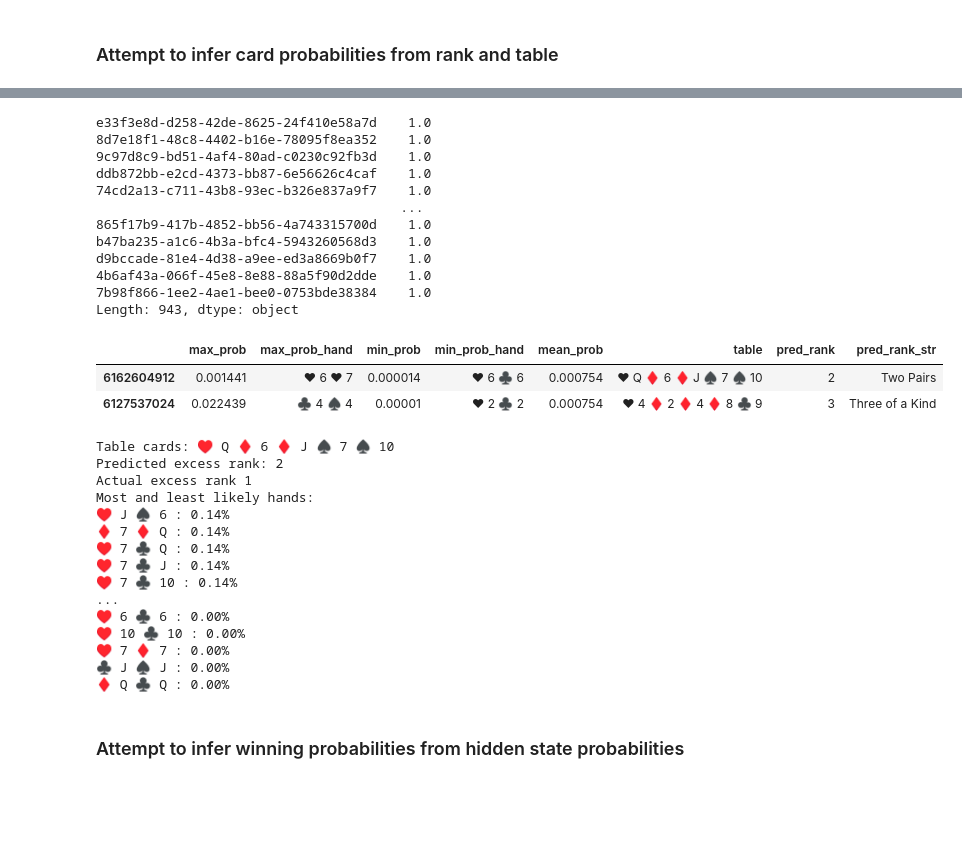
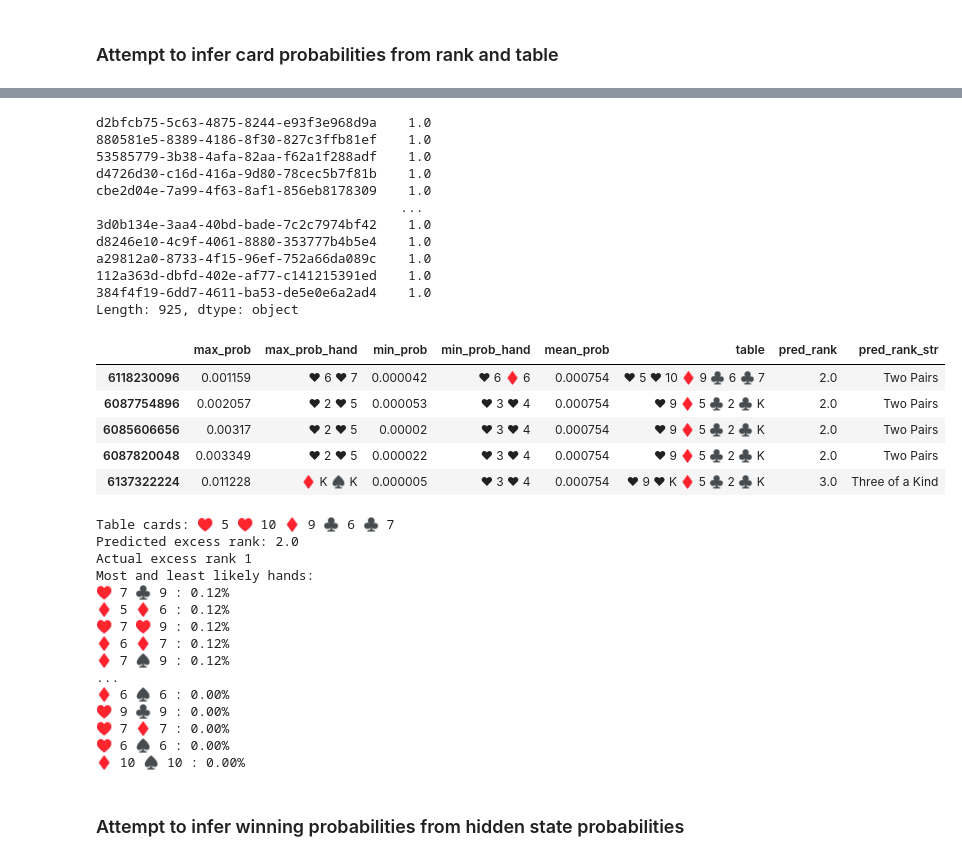
Before and after one commit to tjespe/texas-holdem-ai, a Jupyter notebook: hidden_state_model/notebooks/rank_model.ipynb, the cells around one changed output, grey strips where cells are left out. Drawn from its saved outputs; the diff is of its cells as text; code cells hidden in the pictures; blank space fills up the shorter version.

```diff
--- a/hidden_state_model/notebooks/rank_model.ipynb
+++ b/hidden_state_model/notebooks/rank_model.ipynb
@@ -177,6 +177,6 @@ Name: excess_rank, Length: 4652, dtype: int64
 # %%
 # Identify categorical columns (excluding 'game_id')
-categorical_cols = ["action", "stage", "player_name"]
+categorical_cols = ["action", "stage", "player_name", "opponent_name"]
 
 # Preprocessing pipeline: OneHotEncoding for categorical and scaling for numerical
 preprocessor = ColumnTransformer(
@@ -332,57 +332,60 @@ hand_probs_df
 # Validate that rows sum to 1
 hand_probs_df.sum(axis=1)
 # %% [output]
-e33f3e8d-d258-42de-8625-24f410e58a7d    1.0
-8d7e18f1-48c8-4402-b16e-78095f8ea352    1.0
-9c97d8c9-bd51-4af4-80ad-c0230c92fb3d    1.0
-ddb872bb-e2cd-4373-bb87-6e56626c4caf    1.0
-74cd2a13-c711-43b8-93ec-b326e837a9f7    1.0
+d2bfcb75-5c63-4875-8244-e93f3e968d9a    1.0
+880581e5-8389-4186-8f30-827c3ffb81ef    1.0
+53585779-3b38-4afa-82aa-f62a1f288adf    1.0
+d4726d30-c16d-416a-9d80-78cec5b7f81b    1.0
+cbe2d04e-7a99-4f63-8af1-856eb8178309    1.0
                                        ...
-865f17b9-417b-4852-bb56-4a743315700d    1.0
-b47ba235-a1c6-4b3a-bfc4-5943260568d3    1.0
-d9bccade-81e4-4d38-a9ee-ed3a8669b0f7    1.0
-4b6af43a-066f-45e8-8e88-88a5f90d2dde    1.0
-7b98f866-1ee2-4ae1-bee0-0753bde38384    1.0
-Length: 943, dtype: object
+3d0b134e-3aa4-40bd-bade-7c2c7974bf42    1.0
+d8246e10-4c9f-4061-8880-353777b4b5e4    1.0
+a29812a0-8733-4f15-96ef-752a66da089c    1.0
+112a363d-dbfd-402e-af77-c141215391ed    1.0
+384f4f19-6dd7-4611-ba53-de5e0e6a2ad4    1.0
+Length: 925, dtype: object
 # %%
 # Look at the max probabilites for different hands
 mask = prob_df["pred"] == 2
 max_probs = hand_probs_df[mask].max(axis=1)
 min_probs = hand_probs_df[mask].min(axis=1)
 max_prob_hands = hand_probs_df[mask].idxmax(axis=1)
 min_prob_hands = hand_probs_df[mask].idxmin(axis=1)
 mean_probs = hand_probs_df[mask].mean(axis=1)
 sample_prob_df = pd.DataFrame(
     {
         "max_prob": max_probs,
         "max_prob_hand": max_prob_hands,
         "min_prob": min_probs,
         "min_prob_hand": min_prob_hands,
         "mean_prob": mean_probs,
     }
 )
 sample_prob_df["max_prob_hand"] = sample_prob_df["max_prob_hand"].apply(lambda x: Hand(x).str())
 sample_prob_df["min_prob_hand"] = sample_prob_df["min_prob_hand"].apply(lambda x: Hand(x).str())
 sample_prob_df["table"] = raw_df.loc[sample_prob_df.index, "public_cards"].apply(
     lambda x: CardCollection(x).str()
 )
 sample_prob_df["predicted_excess_rank"] = prob_df.loc[sample_prob_df.index, "pred"]
 sample_prob_df["pred_rank"] = (
     sample_prob_df["predicted_excess_rank"]
     + table_ranks_df.loc[sample_prob_df.index, "table_rank"]
 )
 sample_prob_df["pred_rank_str"] = sample_prob_df["pred_rank"].apply(
-    lambda x: HandRank(x, []).get_rank_name()
+    lambda x: HandRank(int(x), []).get_rank_name()
 )
 sample_prob_df = sample_prob_df.drop(["predicted_excess_rank"], axis=1)
 sample_prob_df
 # %% [output]
 |  | max_prob | max_prob_hand | min_prob | min_prob_hand | mean_prob | table | pred_rank | pred_rank_str |
-| 6162604912 | 0.001441 | ♥ 6 ♥ 7 | 0.000014 | ♥ 6 ♣ 6 | 0.000754 | ♥ Q ♦ 6 ♦ J ♠ 7 ♠ 10 | 2 | Two Pairs |
-| 6127537024 | 0.022439 | ♣ 4 ♠ 4 | 0.00001 | ♥ 2 ♣ 2 | 0.000754 | ♥ 4 ♦ 2 ♦ 4 ♦ 8 ♣ 9 | 3 | Three of a Kind |
+| 6118230096 | 0.001159 | ♥ 6 ♥ 7 | 0.000042 | ♥ 6 ♦ 6 | 0.000754 | ♥ 5 ♥ 10 ♦ 9 ♣ 6 ♣ 7 | 2.0 | Two Pairs |
+| 6087754896 | 0.002057 | ♥ 2 ♥ 5 | 0.000053 | ♥ 3 ♥ 4 | 0.000754 | ♥ 9 ♦ 5 ♣ 2 ♣ K | 2.0 | Two Pairs |
+| 6085606656 | 0.00317 | ♥ 2 ♥ 5 | 0.00002 | ♥ 3 ♥ 4 | 0.000754 | ♥ 9 ♦ 5 ♣ 2 ♣ K | 2.0 | Two Pairs |
+| 6087820048 | 0.003349 | ♥ 2 ♥ 5 | 0.000022 | ♥ 3 ♥ 4 | 0.000754 | ♥ 9 ♦ 5 ♣ 2 ♣ K | 2.0 | Two Pairs |
+| 6137322224 | 0.011228 | ♦ K ♠ K | 0.000005 | ♥ 3 ♥ 4 | 0.000754 | ♥ 9 ♥ K ♦ 5 ♣ 2 ♣ K | 3.0 | Three of a Kind |
 # %%
 # Deepdive into a specific row
-state_id = "6162604912"
+state_id = sample_prob_df.index[0]
 row = sample_prob_df.loc[state_id]
 most_likely_hands = hand_probs_df.loc[state_id].sort_values(ascending=False).head(5)
 least_likely_hands = hand_probs_df.loc[state_id].sort_values(ascending=True).head(5)
@@ -396,21 +399,21 @@ print("...")
 for hand, prob in least_likely_hands.items():
     print(f"{Hand(hand).str()}: {prob*100:.2f}%")
 # %% [output]
-Table cards: ♥ Q ♦ 6 ♦ J ♠ 7 ♠ 10
-Predicted excess rank: 2
+Table cards: ♥ 5 ♥ 10 ♦ 9 ♣ 6 ♣ 7
+Predicted excess rank: 2.0
 Actual excess rank 1
 Most and least likely hands:
-♥ J ♠ 6 : 0.14%
-♦ 7 ♦ Q : 0.14%
-♥ 7 ♣ Q : 0.14%
-♥ 7 ♣ J : 0.14%
-♥ 7 ♣ 10 : 0.14%
+♥ 7 ♣ 9 : 0.12%
+♦ 5 ♦ 6 : 0.12%
+♥ 7 ♥ 9 : 0.12%
+♦ 6 ♦ 7 : 0.12%
+♦ 7 ♠ 9 : 0.12%
 ...
-♥ 6 ♣ 6 : 0.00%
-♥ 10 ♣ 10 : 0.00%
+♦ 6 ♠ 6 : 0.00%
+♥ 9 ♣ 9 : 0.00%
 ♥ 7 ♦ 7 : 0.00%
-♣ J ♠ J : 0.00%
-♦ Q ♣ Q : 0.00%
+♥ 6 ♠ 6 : 0.00%
+♦ 10 ♠ 10 : 0.00%
 # %% [markdown]
 ### Attempt to infer winning probabilities from hidden state probabilities
 # %%
```
Also changed, not shown: parts of 12 cells of this notebook, 6 other files.
